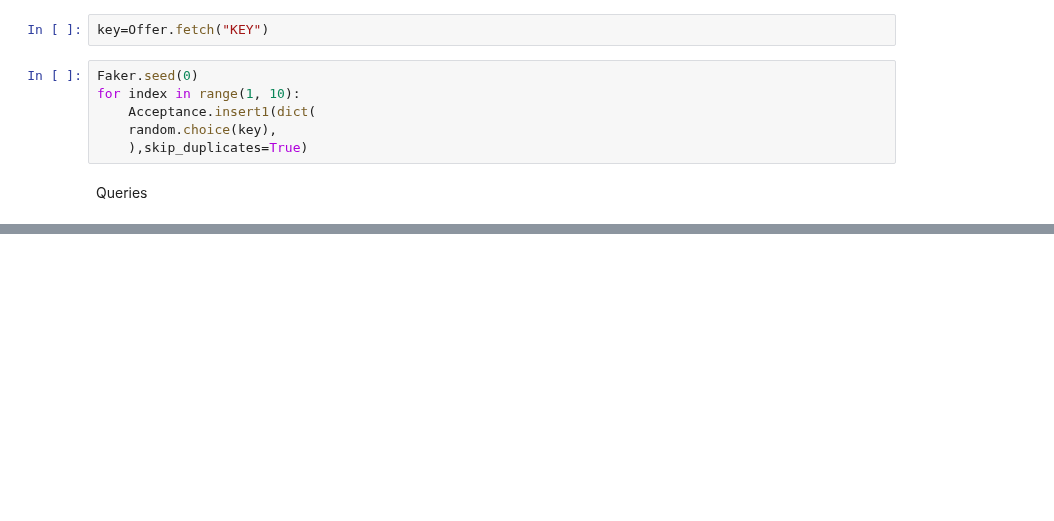
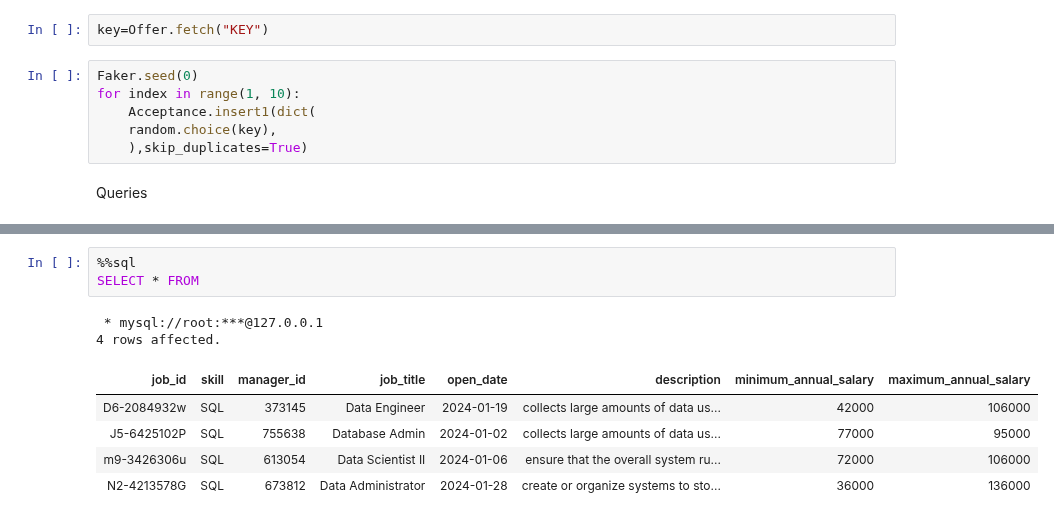
Before and after one commit to JasmineMadi/datajoint-tutorials, a Jupyter notebook: db-course/PythonFinalPro.ipynb, the cells around one changed output, grey strips where cells are left out. Cells and saved outputs as stored; diff of their text form; blank space fills up the shorter version.

```diff
--- a/db-course/PythonFinalPro.ipynb
+++ b/db-course/PythonFinalPro.ipynb
@@ -336,0 +382,11 @@ Queries
+# %%
+%%sql
+SELECT * FROM
+# %% [output]
+ * mysql://root:***@127.0.0.1
+4 rows affected.
+| job_id | skill | manager_id | job_title | open_date | description | minimum_annual_salary | maximum_annual_salary |
+| D6-2084932w | SQL | 373145 | Data Engineer | 2024-01-19 | collects large amounts of data us... | 42000 | 106000 |
+| J5-6425102P | SQL | 755638 | Database Admin | 2024-01-02 | collects large amounts of data us... | 77000 | 95000 |
+| m9-3426306u | SQL | 613054 | Data Scientist II | 2024-01-06 | ensure that the overall system ru... | 72000 | 106000 |
+| N2-4213578G | SQL | 673812 | Data Administrator | 2024-01-28 | create or organize systems to sto... | 36000 | 136000 |
```
Also changed, not shown: parts of 13 cells of this notebook.
